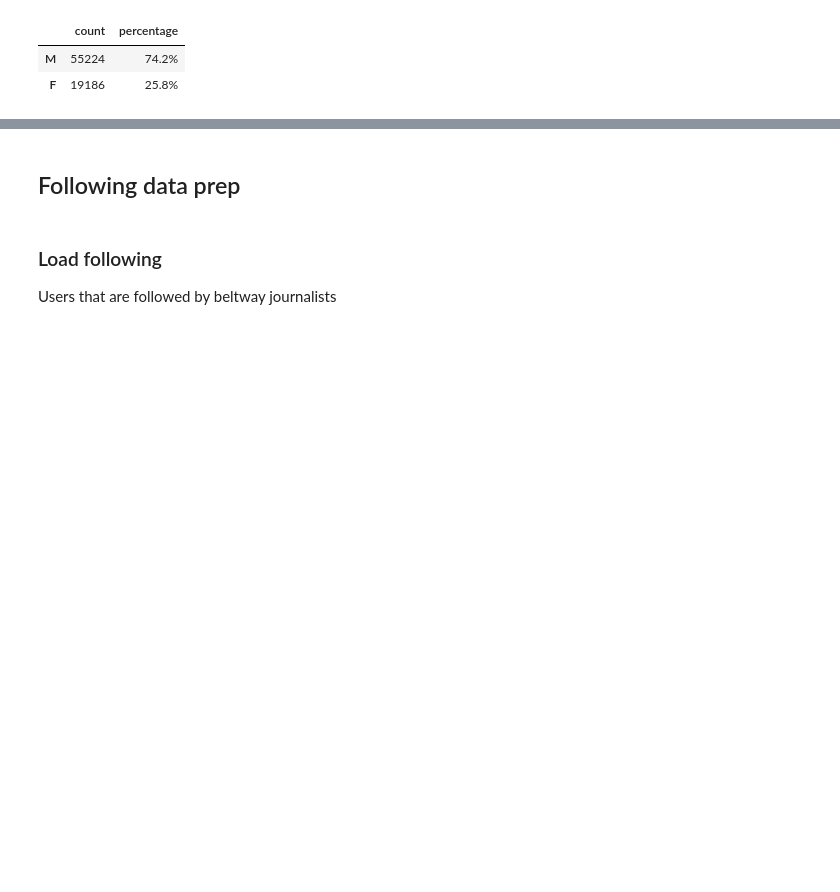
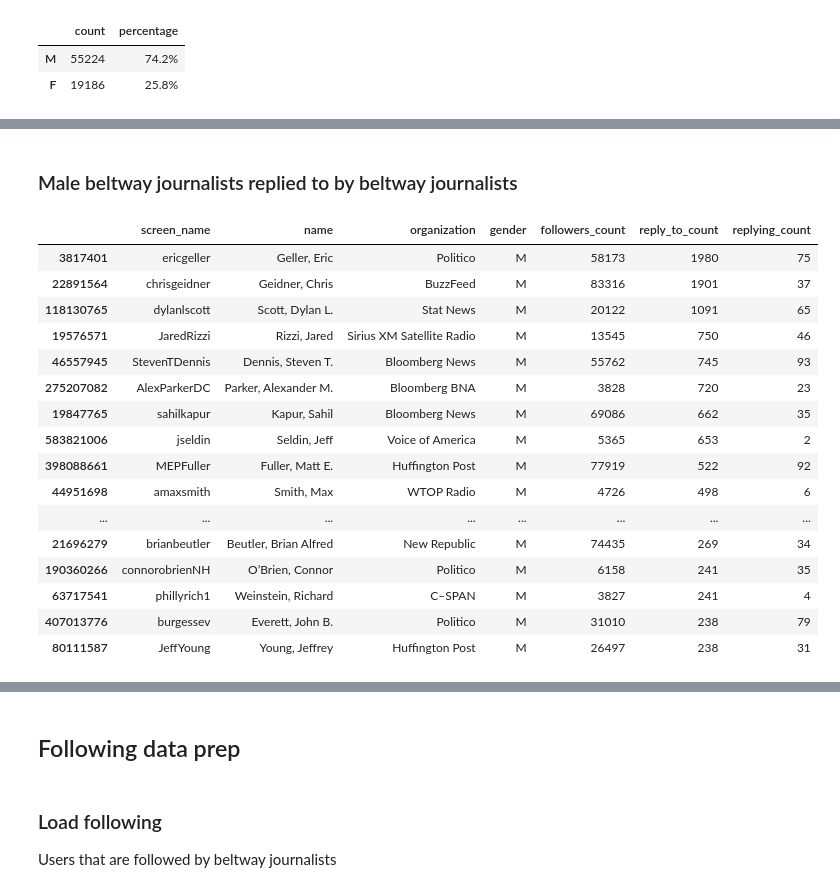
Before and after one commit to justinlittman/beltway_reporters, a Jupyter notebook: jupyter/Gender dynamics.ipynb, the cells around one changed output, grey strips where cells are left out. Cells and saved outputs as stored; diff of their text form; code cells hidden in the pictures; blank space fills up the shorter version.

```diff
--- a/jupyter/Gender dynamics.ipynb
+++ b/jupyter/Gender dynamics.ipynb
@@ -993,0 +1223,24 @@ journalist_retweet_gender_summary(journalists_retweet_df[journalists_retweet_df.
+# %% [markdown]
+### Male beltway journalists replied to by beltway journalists
+# %%
+male_journalists_reply_summary_df = journalist_reply_summary(journalists_reply_df[journalists_reply_df.reply_to_gender == 'M'])
+male_journalists_reply_summary_df.to_csv('output/male_journalists_replied_to_by_journalists.csv')
+male_journalists_reply_summary_df[journalist_reply_summary_fields].head(25)
+# %% [output]
+|  | screen_name | name | organization | gender | followers_count | reply_to_count | replying_count |
+| 3817401 | ericgeller | Geller, Eric | Politico | M | 58173 | 1980 | 75 |
+| 22891564 | chrisgeidner | Geidner, Chris | BuzzFeed | M | 83316 | 1901 | 37 |
+| 118130765 | dylanlscott | Scott, Dylan L. | Stat News | M | 20122 | 1091 | 65 |
+| 19576571 | JaredRizzi | Rizzi, Jared | Sirius XM Satellite Radio | M | 13545 | 750 | 46 |
+| 46557945 | StevenTDennis | Dennis, Steven T. | Bloomberg News | M | 55762 | 745 | 93 |
+| 275207082 | AlexParkerDC | Parker, Alexander M. | Bloomberg BNA | M | 3828 | 720 | 23 |
+| 19847765 | sahilkapur | Kapur, Sahil | Bloomberg News | M | 69086 | 662 | 35 |
+| 583821006 | jseldin | Seldin, Jeff | Voice of America | M | 5365 | 653 | 2 |
+| 398088661 | MEPFuller | Fuller, Matt E. | Huffington Post | M | 77919 | 522 | 92 |
+| 44951698 | amaxsmith | Smith, Max | WTOP Radio | M | 4726 | 498 | 6 |
+| ... | ... | ... | ... | ... | ... | ... | ... |
+| 21696279 | brianbeutler | Beutler, Brian Alfred | New Republic | M | 74435 | 269 | 34 |
+| 190360266 | connorobrienNH | O’Brien, Connor | Politico | M | 6158 | 241 | 35 |
+| 63717541 | phillyrich1 | Weinstein, Richard | C–SPAN | M | 3827 | 241 | 4 |
+| 407013776 | burgessev | Everett, John B. | Politico | M | 31010 | 238 | 79 |
+| 80111587 | JeffYoung | Young, Jeffrey | Huffington Post | M | 26497 | 238 | 31 |
```
Also changed, not shown: parts of 29 cells of this notebook, 14 other files.
